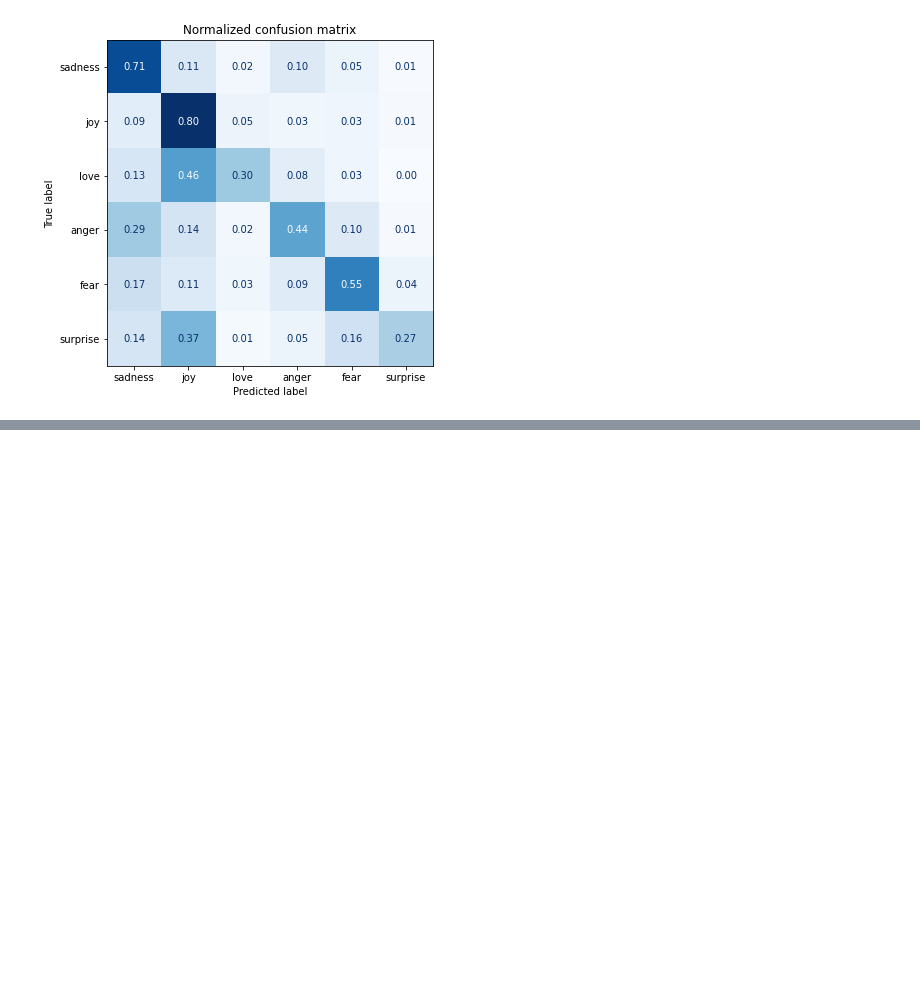
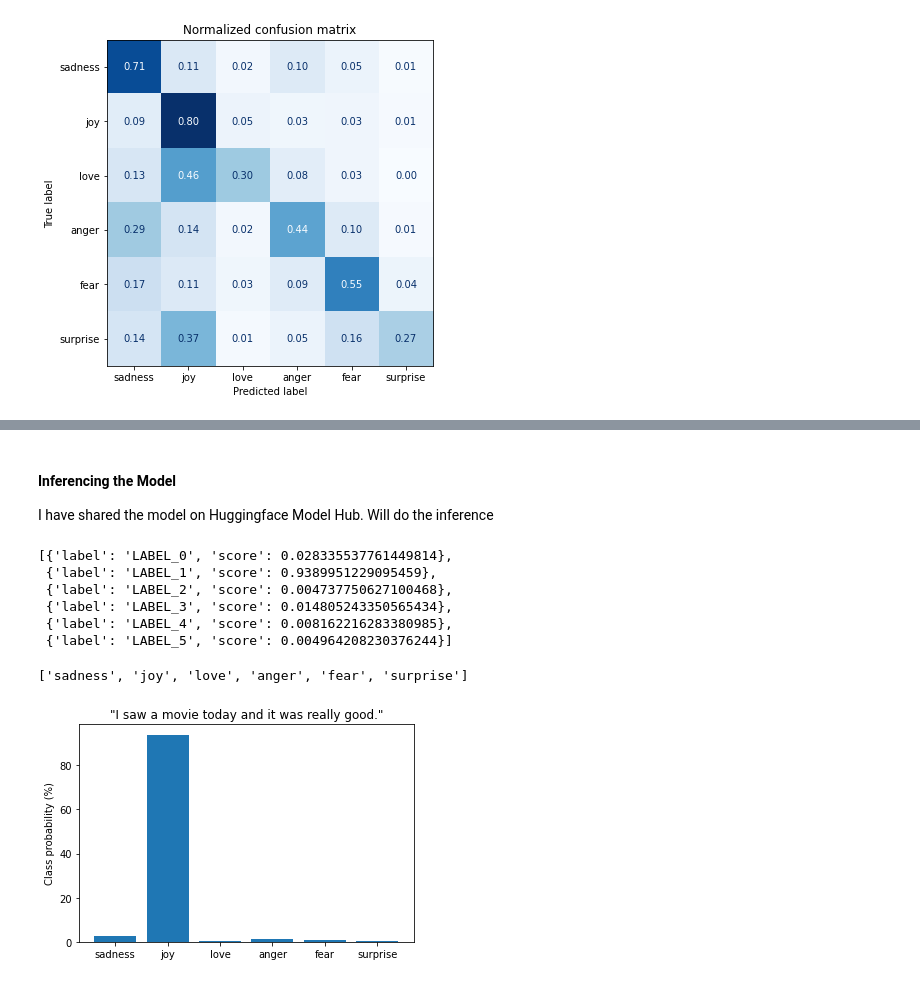
Before and after one commit to SuvroBaner/nlp-with-transformers-extended, a Jupyter notebook: classification.ipynb, the cells around one changed output, grey strips where cells are left out. Cells and saved outputs as stored; diff of their text form; code cells hidden in the pictures; blank space fills up the shorter version.

```diff
--- a/classification.ipynb
+++ b/classification.ipynb
@@ -575,0 +738,4 @@ From the Confusion Matrix we can see that
+# %% [markdown]
+#### Inferencing the Model
+
+I have shared the model on Huggingface Model Hub. Will do the inference
@@ -575,0 +744,28 @@ From the Confusion Matrix we can see that
+# %%
+model_id = "suvrobaner/distilbert-base-uncased-finetuned-emotion-en-tweets"
+classifier = pipeline("text-classification", model = model_id)
+# %%
+custom_tweet = "I saw a movie today and it was really good."
+# %%
+preds = classifier(custom_tweet, return_all_scores=True)
+# %%
+preds[0]
+# %% [output]
+[{'label': 'LABEL_0', 'score': 0.028335537761449814},
+ {'label': 'LABEL_1', 'score': 0.9389951229095459},
+ {'label': 'LABEL_2', 'score': 0.004737750627100468},
+ {'label': 'LABEL_3', 'score': 0.014805243350565434},
+ {'label': 'LABEL_4', 'score': 0.008162216283380985},
+ {'label': 'LABEL_5', 'score': 0.004964208230376244}]
+# %%
+labels
+# %% [output]
+['sadness', 'joy', 'love', 'anger', 'fear', 'surprise']
+# %%
+preds_df = pd.DataFrame(preds[0])
+plt.bar(labels, 100 * preds_df["score"], color='C0')
+plt.title(f'"{custom_tweet}"')
+plt.ylabel("Class probability (%)")
+plt.show()
+# %% [output]
+[figure, added]
```
Also changed, not shown: parts of 33 cells of this notebook, 1 other file.
